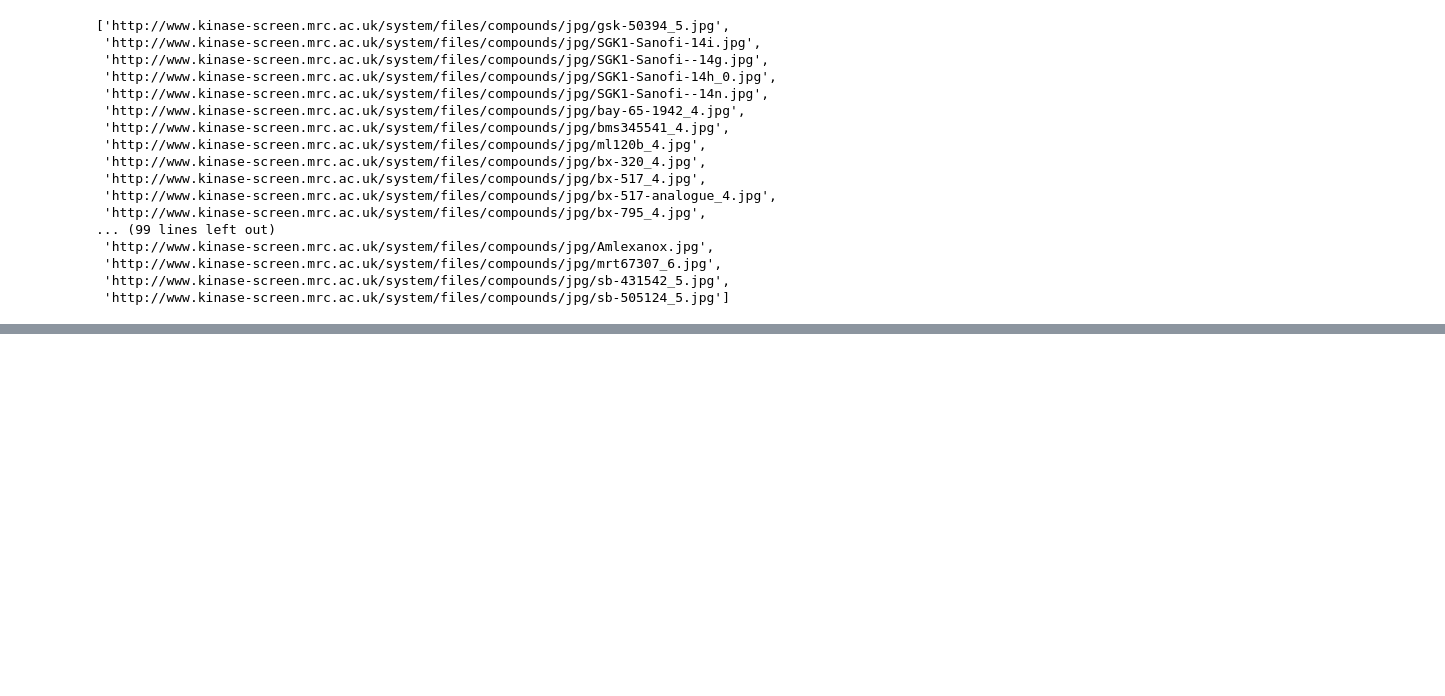
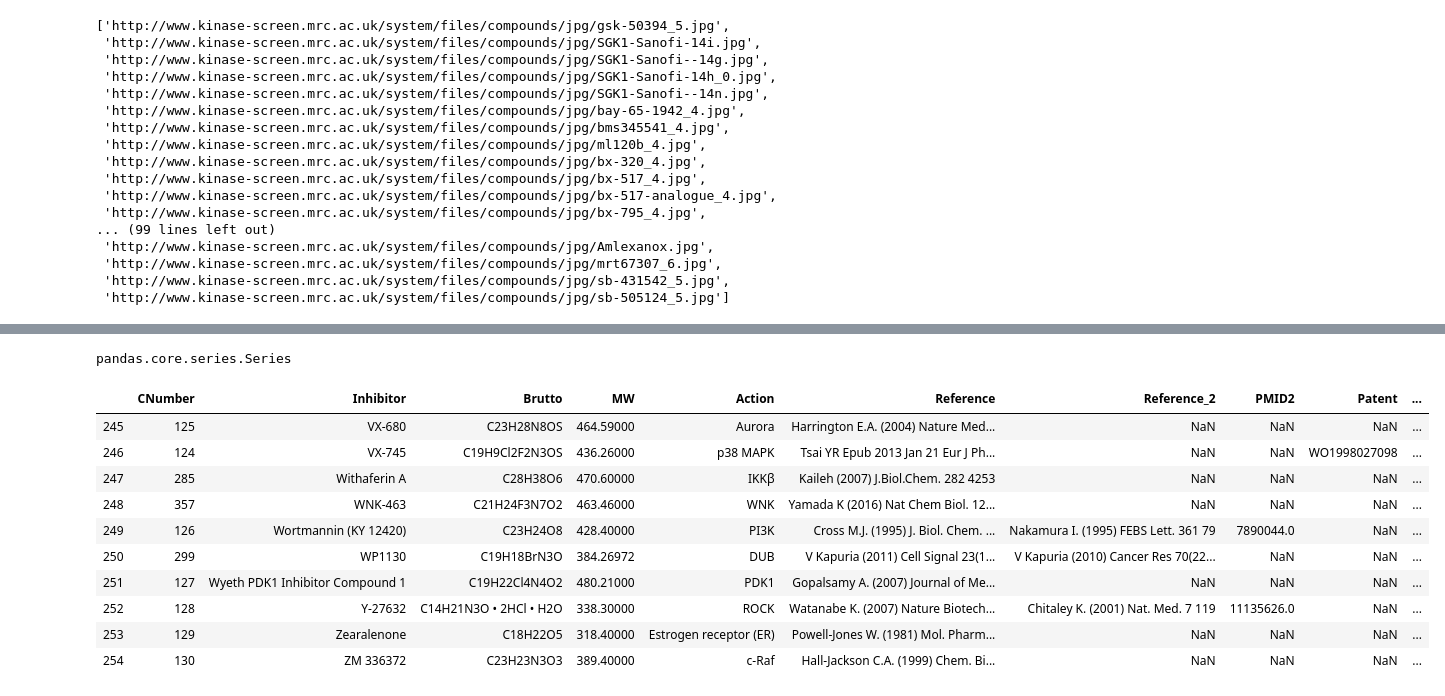
Before and after one commit to SheridanS97/DreamTeam, a Jupyter notebook: Data_mining/Inhibitor/last_code_for_link.ipynb, the cells around one changed output, grey strips where cells are left out. Cells and saved outputs as stored; diff of their text form; code cells hidden in the pictures; blank space fills up the shorter version.

```diff
--- a/Data_mining/Inhibitor/last_code_for_link.ipynb
+++ b/Data_mining/Inhibitor/last_code_for_link.ipynb
@@ -96,0 +134,19 @@ new_db.to_csv('Final_inhibitors.csv', header=True, index=False)
+# %%
+type(new_df["PubChem_CID"])
+# %% [output]
+pandas.core.series.Series
+# %%
+kinase_inhibitor_df = pd.read_csv("kinase_inhibitor_list.csv")
+kinase_inhibitor_df.tail(10)
+# %% [output]
+|  | CNumber | Inhibitor | Brutto | MW | Action | Reference | Reference_2 | PMID2 | Patent | ... |
+| 245 | 125 | VX-680 | C23H28N8OS | 464.59000 | Aurora | Harrington E.A. (2004) Nature Med... | NaN | NaN | NaN | ... |
+| 246 | 124 | VX-745 | C19H9Cl2F2N3OS | 436.26000 | p38 MAPK | Tsai YR Epub 2013 Jan 21 Eur J Ph... | NaN | NaN | WO1998027098 | ... |
+| 247 | 285 | Withaferin A | C28H38O6 | 470.60000 | IKKβ | Kaileh (2007) J.Biol.Chem. 282 4253 | NaN | NaN | NaN | ... |
+| 248 | 357 | WNK-463 | C21H24F3N7O2 | 463.46000 | WNK | Yamada K (2016) Nat Chem Biol. 12... | NaN | NaN | NaN | ... |
+| 249 | 126 | Wortmannin (KY 12420) | C23H24O8 | 428.40000 | PI3K | Cross M.J. (1995) J. Biol. Chem. ... | Nakamura I. (1995) FEBS Lett. 361 79 | 7890044.0 | NaN | ... |
+| 250 | 299 | WP1130 | C19H18BrN3O | 384.26972 | DUB | V Kapuria (2011) Cell Signal 23(1... | V Kapuria (2010) Cancer Res 70(22... | NaN | NaN | ... |
+| 251 | 127 | Wyeth PDK1 Inhibitor Compound 1 | C19H22Cl4N4O2 | 480.21000 | PDK1 | Gopalsamy A. (2007) Journal of Me... | NaN | NaN | NaN | ... |
+| 252 | 128 | Y-27632 | C14H21N3O • 2HCl • H2O | 338.30000 | ROCK | Watanabe K. (2007) Nature Biotech... | Chitaley K. (2001) Nat. Med. 7 119 | 11135626.0 | NaN | ... |
+| 253 | 129 | Zearalenone | C18H22O5 | 318.40000 | Estrogen receptor (ER) | Powell-Jones W. (1981) Mol. Pharm... | NaN | NaN | NaN | ... |
+| 254 | 130 | ZM 336372 | C23H23N3O3 | 389.40000 | c-Raf | Hall-Jackson C.A. (1999) Chem. Bi... | NaN | NaN | NaN | ... |
```
Also changed, not shown: parts of 3 cells of this notebook, 7 other files.
